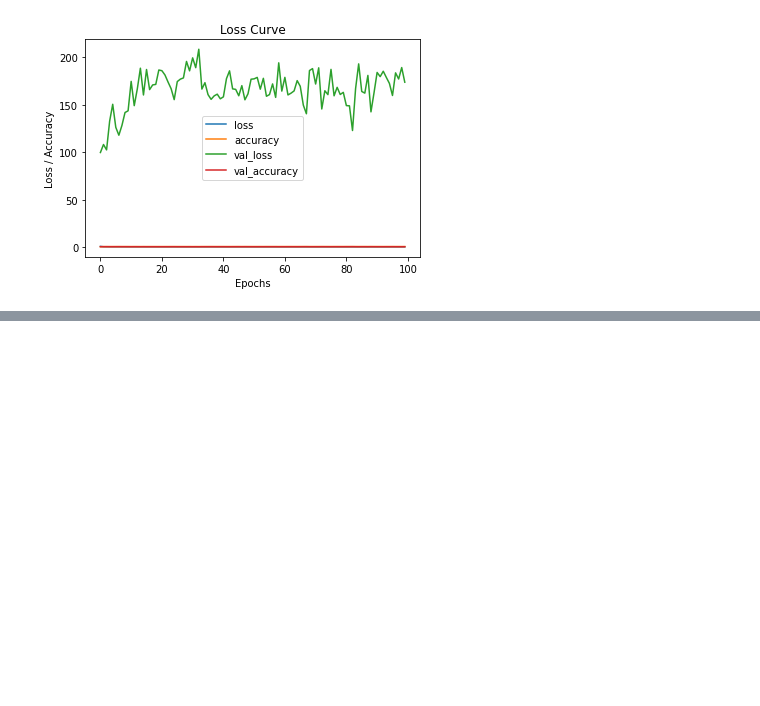
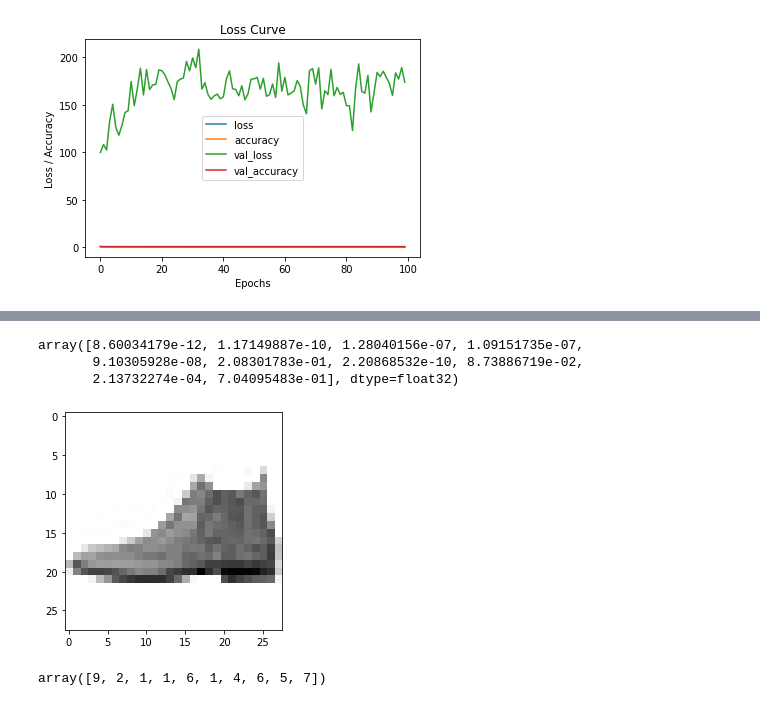
Before and after one commit to topguns837/Tensorflow-deeplearning, a Jupyter notebook: 02_neural_network_classification_with_tensorflow.ipynb, the cells around one changed output, grey strips where cells are left out. Saved outputs shown, nothing was run; the diff lists cells and outputs as text; code cells hidden in the pictures; blank space fills up the shorter version.

```diff
--- a/02_neural_network_classification_with_tensorflow.ipynb
+++ b/02_neural_network_classification_with_tensorflow.ipynb
@@ -1507,0 +1365,19 @@ plt.show()
+# %%
+y_probs[0]
+# %% [output]
+array([8.60034179e-12, 1.17149887e-10, 1.28040156e-07, 1.09151735e-07,
+       9.10305928e-08, 2.08301783e-01, 2.20868532e-10, 8.73886719e-02,
+       2.13732274e-04, 7.04095483e-01], dtype=float32)
+# %%
+plt.imshow(test_data[0],cmap = plt.cm.binary)
+plt.show()
+# %% [output]
+[figure, added]
+# %%
+# Converting all the predictions probabilities into integers
+y_preds = y_probs.argmax(axis = 1)
+
+#View first 10 prediction labels
+y_preds[:10]
+# %% [output]
+array([9, 2, 1, 1, 6, 1, 4, 6, 5, 7])
```
Also changed, not shown: parts of 78 cells of this notebook.
